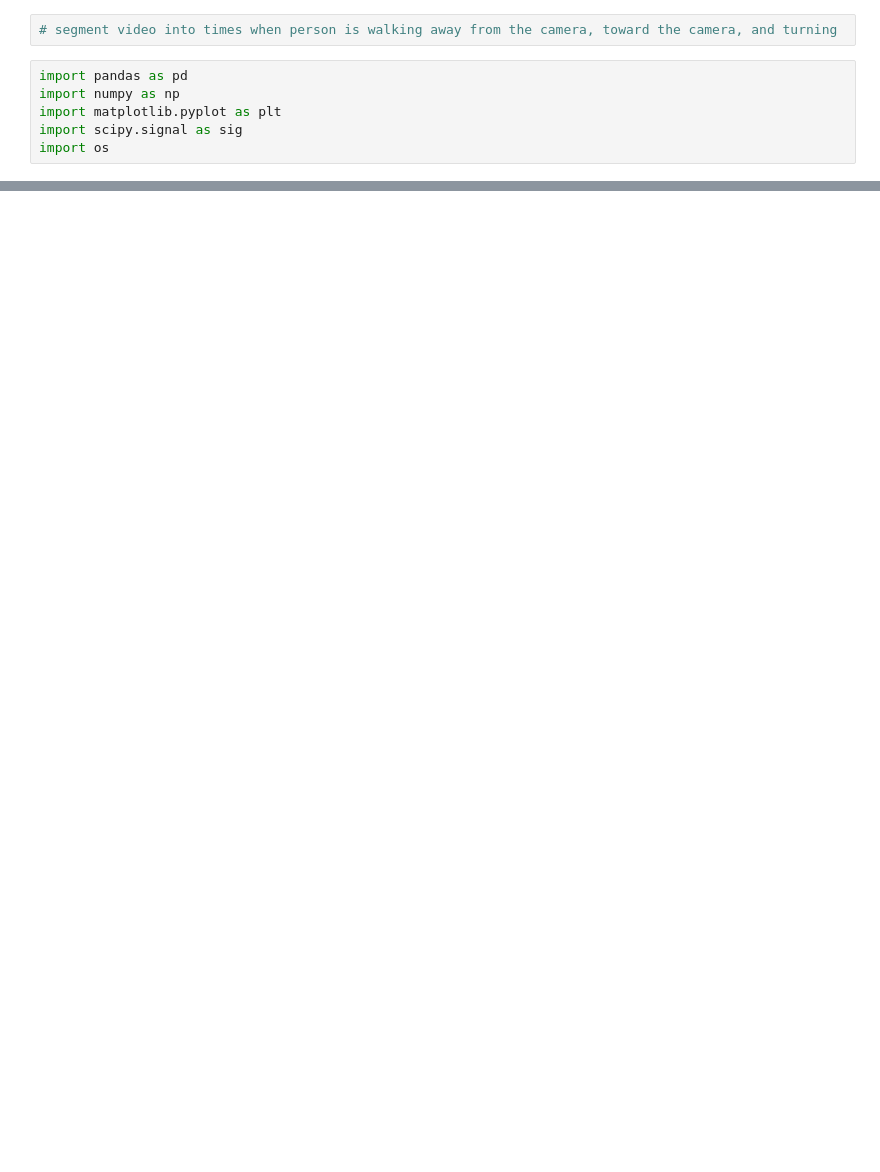
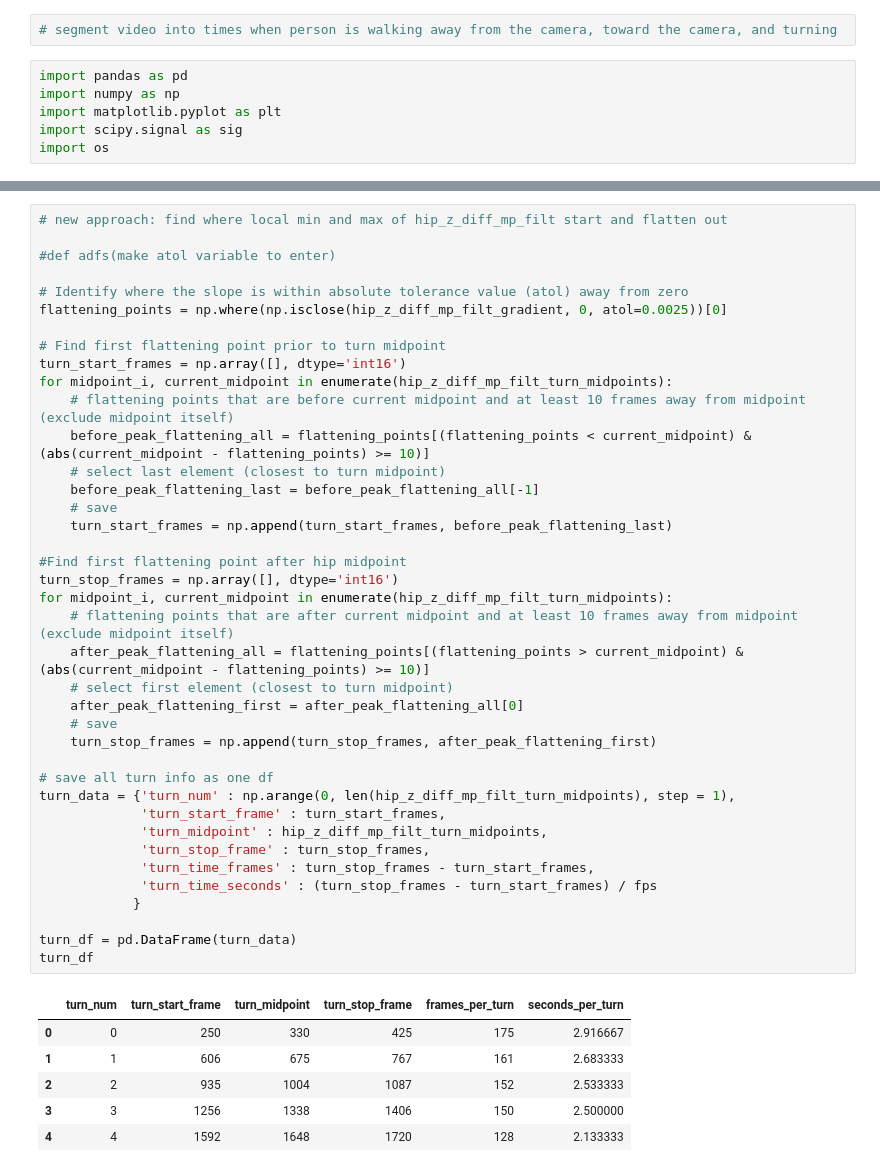
Before and after one commit to UCSF-MSLAB/HomeVideoAnalysis, a Jupyter notebook: megan_sandbox/sandbox_main_src_funs/segment_video_walk_turn.ipynb, the cells around one changed output, grey strips where cells are left out. Saved outputs shown, nothing was run; the diff lists cells and outputs as text; blank space fills up the shorter version.

```diff
--- a/megan_sandbox/sandbox_main_src_funs/segment_video_walk_turn.ipynb
+++ b/megan_sandbox/sandbox_main_src_funs/segment_video_walk_turn.ipynb
@@ -102,3 +93,49 @@ turn_df['seconds_per_turn'] = (turn_df['frames_per_turn'] / fps)
+# %%
+# new approach: find where local min and max of hip_z_diff_mp_filt start and flatten out
+
+#def adfs(make atol variable to enter)
+
+# Identify where the slope is within absolute tolerance value (atol) away from zero
+flattening_points = np.where(np.isclose(hip_z_diff_mp_filt_gradient, 0, atol=0.0025))[0]
+
+# Find first flattening point prior to turn midpoint
+turn_start_frames = np.array([], dtype='int16')
+for midpoint_i, current_midpoint in enumerate(hip_z_diff_mp_filt_turn_midpoints):
+    # flattening points that are before current midpoint and at least 10 frames away from midpoint (exclude midpoint itself)
+    before_peak_flattening_all = flattening_points[(flattening_points < current_midpoint) & (abs(current_midpoint - flattening_points) >= 10)]
+    # select last element (closest to turn midpoint)
+    before_peak_flattening_last = before_peak_flattening_all[-1]
+    # save
+    turn_start_frames = np.append(turn_start_frames, before_peak_flattening_last)
+
+#Find first flattening point after hip midpoint
+turn_stop_frames = np.array([], dtype='int16')
+for midpoint_i, current_midpoint in enumerate(hip_z_diff_mp_filt_turn_midpoints):
+    # flattening points that are after current midpoint and at least 10 frames away from midpoint (exclude midpoint itself)
+    after_peak_flattening_all = flattening_points[(flattening_points > current_midpoint) & (abs(current_midpoint - flattening_points) >= 10)]
+    # select first element (closest to turn midpoint)
+    after_peak_flattening_first = after_peak_flattening_all[0]
+    # save
+    turn_stop_frames = np.append(turn_stop_frames, after_peak_flattening_first)
+
+# save all turn info as one df
+turn_data = {'turn_num' : np.arange(0, len(hip_z_diff_mp_filt_turn_midpoints), step = 1),
+             'turn_start_frame' : turn_start_frames,
+             'turn_midpoint' : hip_z_diff_mp_filt_turn_midpoints,
+             'turn_stop_frame' : turn_stop_frames,
+             'turn_time_frames' : turn_stop_frames - turn_start_frames,
+             'turn_time_seconds' : (turn_stop_frames - turn_start_frames) / fps
+            }
+
+turn_df = pd.DataFrame(turn_data)
+turn_df
+# %% [output]
+|  | turn_num | turn_start_frame | turn_midpoint | turn_stop_frame | frames_per_turn | seconds_per_turn |
+| 0 | 0 | 250 | 330 | 425 | 175 | 2.916667 |
+| 1 | 1 | 606 | 675 | 767 | 161 | 2.683333 |
+| 2 | 2 | 935 | 1004 | 1087 | 152 | 2.533333 |
+| 3 | 3 | 1256 | 1338 | 1406 | 150 | 2.500000 |
+| 4 | 4 | 1592 | 1648 | 1720 | 128 | 2.133333 |
 # %%
 # Use distance between shoulders in pixels (yolo) to determine direction subject is moving
     # shoulder width increasing = walking toward camera
```
Also changed, not shown: parts of 9 cells of this notebook, 1 other file.
